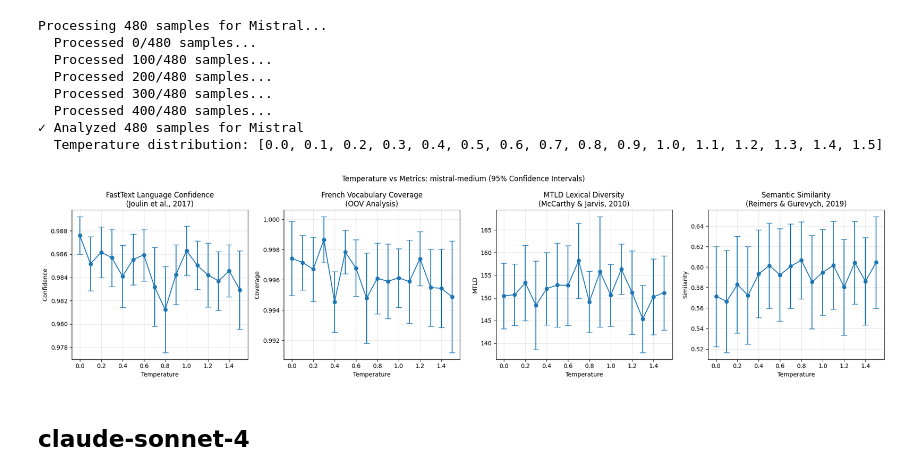
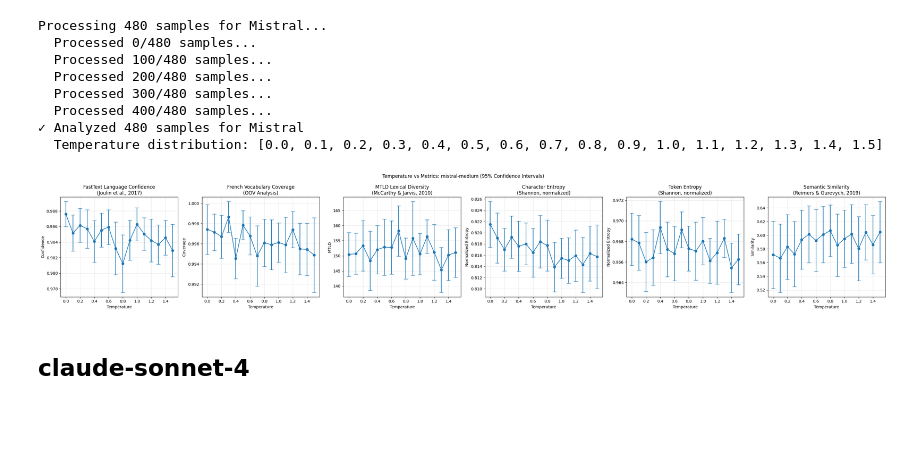
Before and after one commit to szkjn/temperature-impact-analysis, a Jupyter notebook: metrics.ipynb, the cells around one changed output. Saved outputs shown, nothing was run; the diff lists cells and outputs as text; code cells hidden in the pictures; blank space fills up the shorter version.

```diff
--- a/metrics.ipynb
+++ b/metrics.ipynb
@@ -59,10 +59,10 @@ Processing 480 samples for Mistral...
 ✓ Analyzed 480 samples for Mistral
   Temperature distribution: [0.0, 0.1, 0.2, 0.3, 0.4, 0.5, 0.6, 0.7, 0.8, 0.9, 1.0, 1.1, 1.2, 1.3, 1.4, 1.5]
 # %%
-fig, axes = plot_single_model_metrics(temp_stats_mistral, "mistral-medium", use_ci=True)
+fig, axes = plot_single_model_metrics(temp_stats_mistral, "mistral-medium", include_entropy=True)
 plt.show()
 # %% [output]
-[figure, old version]
+[figure, new version]
 # %% [markdown]
 ## claude-sonnet-4
 # %%
```
Also changed, not shown: parts of 16 cells of this notebook, 1 other file.
